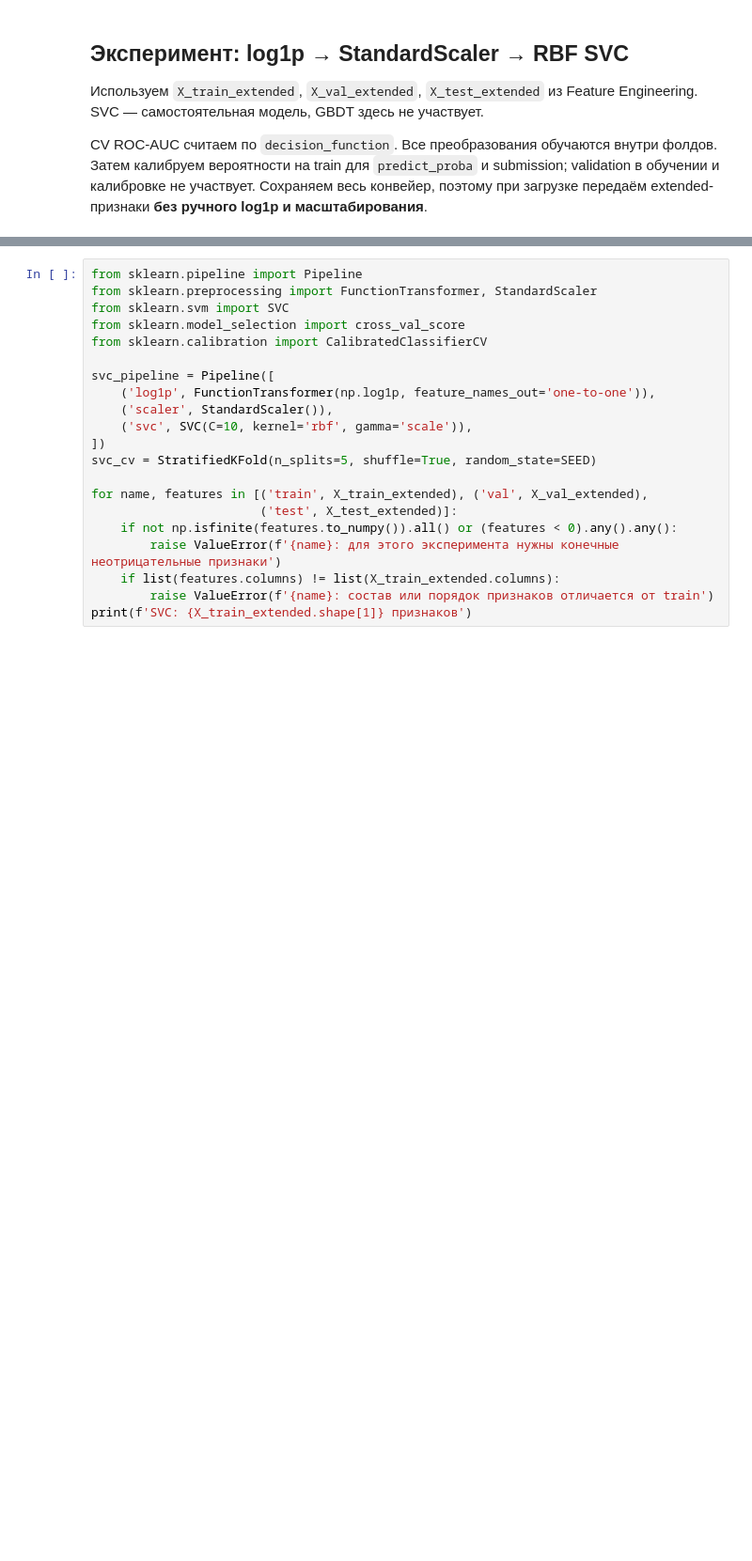
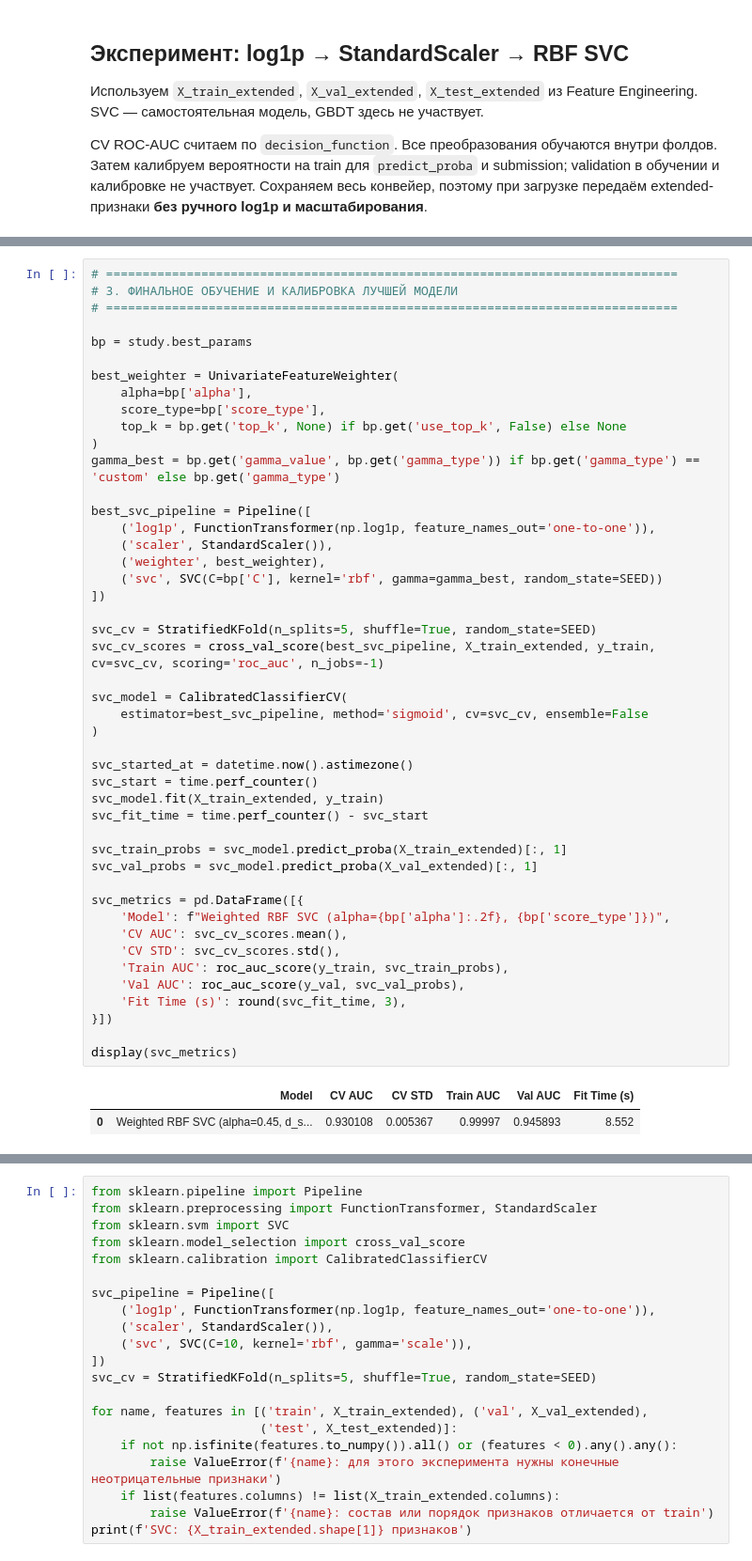
Before and after one commit to revlze/sbmt_kaggle, a Jupyter notebook: main.ipynb, the cells around one changed output, grey strips where cells are left out. Shown at 94% size. Cells and saved outputs as stored; diff of their text form; blank space fills up the shorter version.

```diff
--- a/main.ipynb
+++ b/main.ipynb
@@ -666,0 +811,49 @@ CV ROC-AUC считаем по `decision_function`. Все преобразов
+# %%
+# ==============================================================================
+# 3. ФИНАЛЬНОЕ ОБУЧЕНИЕ И КАЛИБРОВКА ЛУЧШЕЙ МОДЕЛИ
+# ==============================================================================
+
+bp = study.best_params
+
+best_weighter = UnivariateFeatureWeighter(
+    alpha=bp['alpha'],
+    score_type=bp['score_type'],
+    top_k = bp.get('top_k', None) if bp.get('use_top_k', False) else None
+)
+gamma_best = bp.get('gamma_value', bp.get('gamma_type')) if bp.get('gamma_type') == 'custom' else bp.get('gamma_type')
+
+best_svc_pipeline = Pipeline([
+    ('log1p', FunctionTransformer(np.log1p, feature_names_out='one-to-one')),
+    ('scaler', StandardScaler()),
+    ('weighter', best_weighter),
+    ('svc', SVC(C=bp['C'], kernel='rbf', gamma=gamma_best, random_state=SEED))
+])
+
+svc_cv = StratifiedKFold(n_splits=5, shuffle=True, random_state=SEED)
+svc_cv_scores = cross_val_score(best_svc_pipeline, X_train_extended, y_train, cv=svc_cv, scoring='roc_auc', n_jobs=-1)
+
+svc_model = CalibratedClassifierCV(
+    estimator=best_svc_pipeline, method='sigmoid', cv=svc_cv, ensemble=False
+)
+
+svc_started_at = datetime.now().astimezone()
+svc_start = time.perf_counter()
+svc_model.fit(X_train_extended, y_train)
+svc_fit_time = time.perf_counter() - svc_start
+
+svc_train_probs = svc_model.predict_proba(X_train_extended)[:, 1]
+svc_val_probs = svc_model.predict_proba(X_val_extended)[:, 1]
+
+svc_metrics = pd.DataFrame([{
+    'Model': f"Weighted RBF SVC (alpha={bp['alpha']:.2f}, {bp['score_type']})",
+    'CV AUC': svc_cv_scores.mean(),
+    'CV STD': svc_cv_scores.std(),
+    'Train AUC': roc_auc_score(y_train, svc_train_probs),
+    'Val AUC': roc_auc_score(y_val, svc_val_probs),
+    'Fit Time (s)': round(svc_fit_time, 3),
+}])
+
+display(svc_metrics)
+# %% [output]
+|  | Model | CV AUC | CV STD | Train AUC | Val AUC | Fit Time (s) |
+| 0 | Weighted RBF SVC (alpha=0.45, d_s... | 0.930108 | 0.005367 | 0.99997 | 0.945893 | 8.552 |
```
Also changed, not shown: parts of 11 cells of this notebook.
